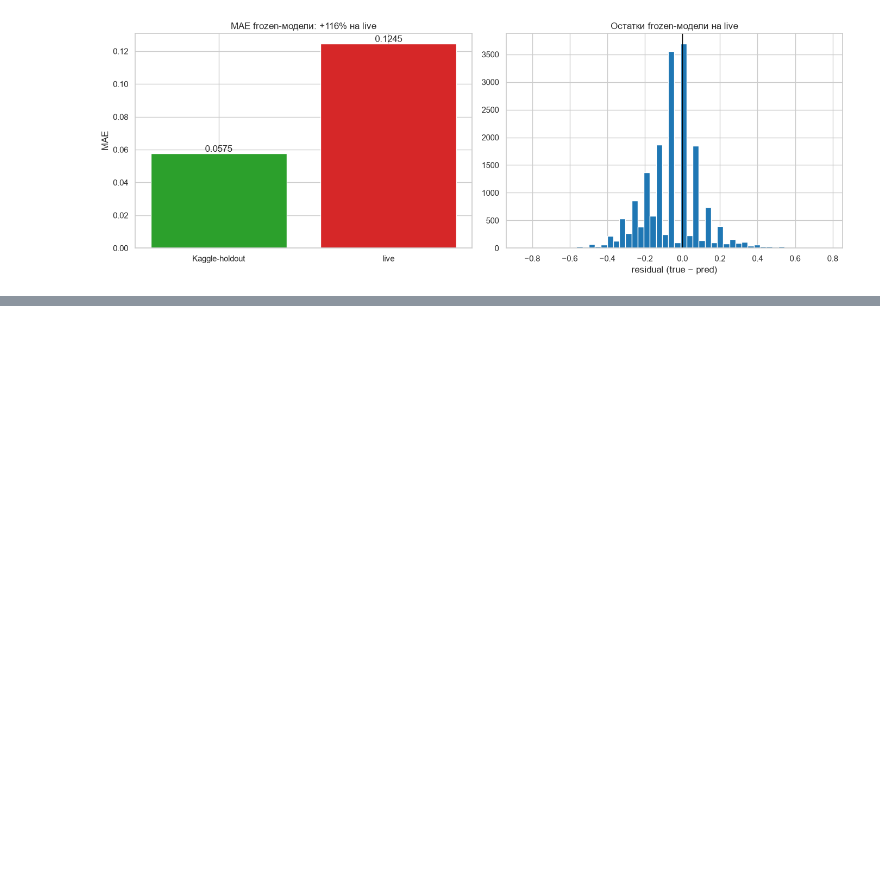
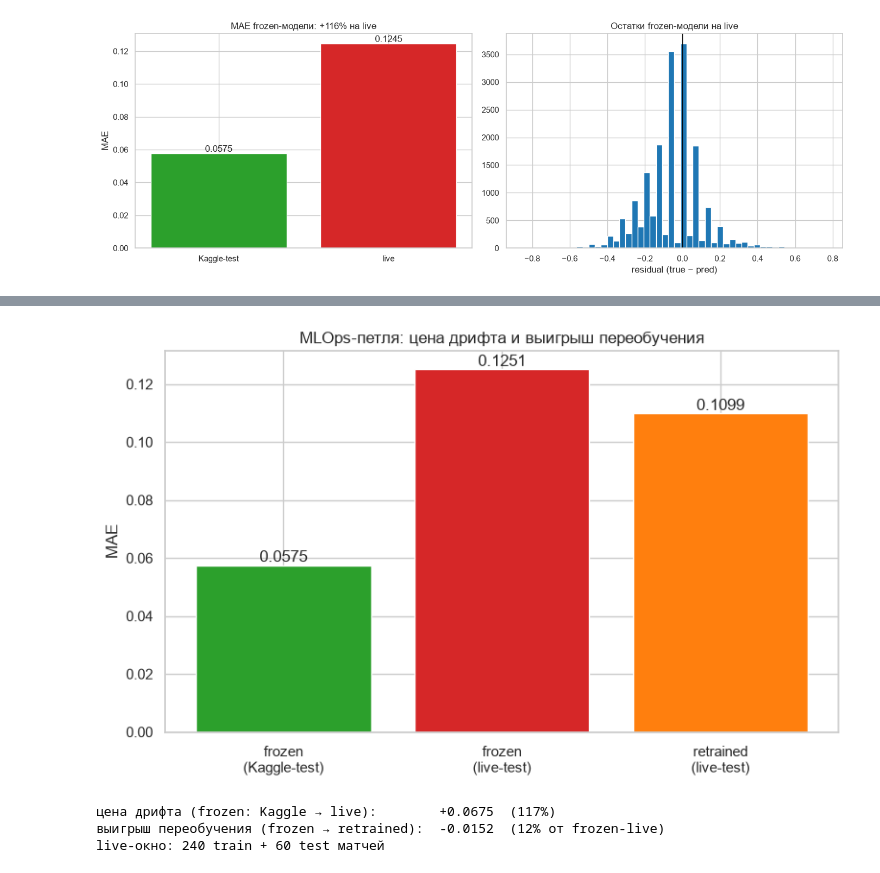
Before and after one commit to ConspiracyTrooper/pubg-ds, a Jupyter notebook: notebooks/02_monitoring.ipynb, the cells around one changed output, grey strips where cells are left out. Cells and saved outputs as stored; diff of their text form; code cells hidden in the pictures; blank space fills up the shorter version.

Commit message:
retrain

```diff
--- a/notebooks/02_monitoring.ipynb
+++ b/notebooks/02_monitoring.ipynb
@@ -119,13 +123,13 @@ resid  = live[schema.TARGET].to_numpy() - pred
 
 fig, axes = plt.subplots(1, 2, figsize=(14, 5))
 
-# MAE: Kaggle-holdout vs live
-axes[0].bar(["Kaggle-holdout", "live"],
-            [perf["mae_kaggle_holdout"], perf["mae_live_frozen"]],
+# MAE: Kaggle-test vs live
+axes[0].bar(["Kaggle-test", "live"],
+            [perf["mae_kaggle_test"], perf["mae_live_frozen"]],
             color=["#2ca02c", "#d62728"])
 axes[0].set_ylabel("MAE")
 axes[0].set_title(f"MAE frozen-модели: +{perf['degradation_pct']:.0f}% на live")
-for i, v in enumerate([perf["mae_kaggle_holdout"], perf["mae_live_frozen"]]):
+for i, v in enumerate([perf["mae_kaggle_test"], perf["mae_live_frozen"]]):
     axes[0].text(i, v, f"{v:.4f}", ha="center", va="bottom")
 
 # Остатки на live
@@ -147,0 +150,5 @@ plt.show()
+# %%
+comp_path = config.REPORTS_DIR / "mae_comparison.json"
+assert comp_path.exists(), "сначала прогони `make retrain` (этап 8)"
+comp = json.loads(comp_path.read_text())
+comp
@@ -147,0 +165,24 @@ plt.show()
+# %%
+labels = ["frozen\n(Kaggle-test)", "frozen\n(live-test)", "retrained\n(live-test)"]
+vals   = [comp["mae_kaggle_test_frozen"], comp["mae_live_test_frozen"], comp["mae_live_test_retrained"]]
+cols   = ["#2ca02c", "#d62728", "#ff7f0e"]
+
+fig, ax = plt.subplots(figsize=(8, 5))
+bars = ax.bar(labels, vals, color=cols)
+for b, v in zip(bars, vals):
+    ax.text(b.get_x() + b.get_width() / 2, v, f"{v:.4f}", ha="center", va="bottom")
+ax.set_ylabel("MAE")
+ax.set_title("MLOps-петля: цена дрифта и выигрыш переобучения")
+plt.tight_layout()
+plt.show()
+
+deg  = comp["degradation_frozen"]
+gain = comp["retrain_gain"]
+print(f"цена дрифта (frozen: Kaggle → live):        +{deg:.4f}  ({deg / comp['mae_kaggle_test_frozen'] * 100:.0f}%)")
+print(f"выигрыш переобучения (frozen → retrained):  -{gain:.4f}  ({gain / comp['mae_live_test_frozen'] * 100:.0f}% от frozen-live)")
+print(f"live-окно: {comp['n_live_train_matches']} train + {comp['n_live_test_matches']} test матчей")
+# %% [output]
+[figure, added]
+цена дрифта (frozen: Kaggle → live):        +0.0675  (117%)
+выигрыш переобучения (frozen → retrained):  -0.0152  (12% от frozen-live)
+live-окно: 240 train + 60 test матчей
```
Also changed, not shown: parts of 9 cells of this notebook, 4 other files.
